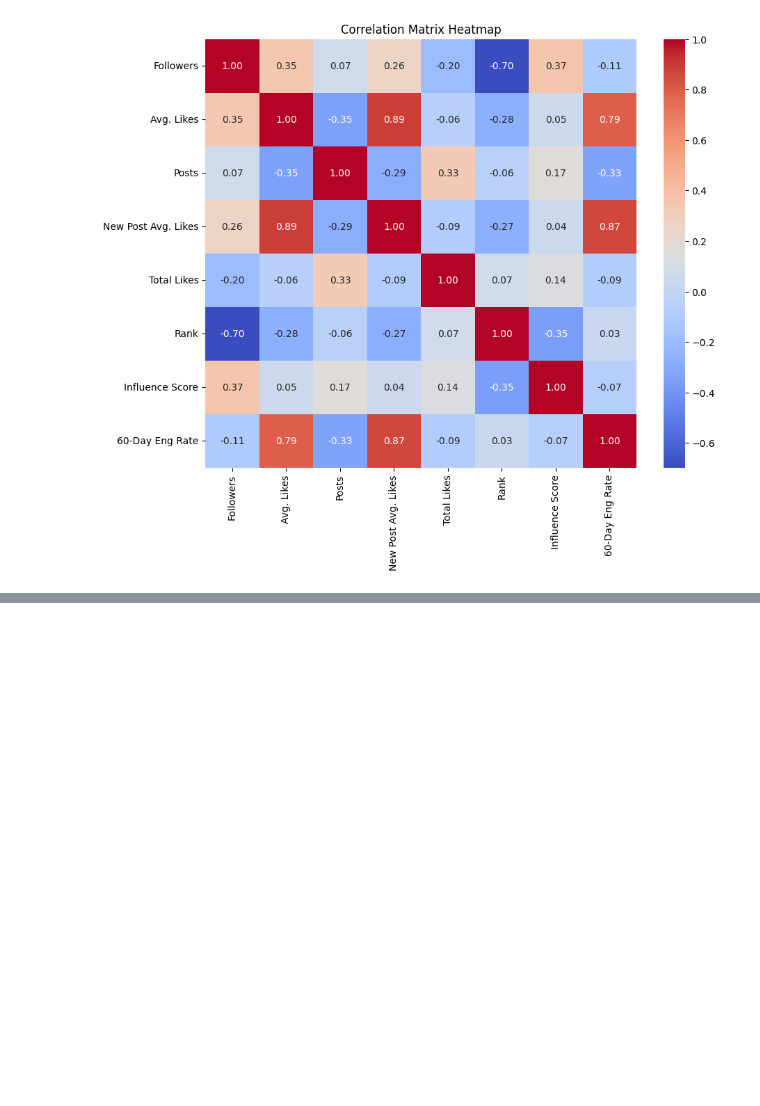
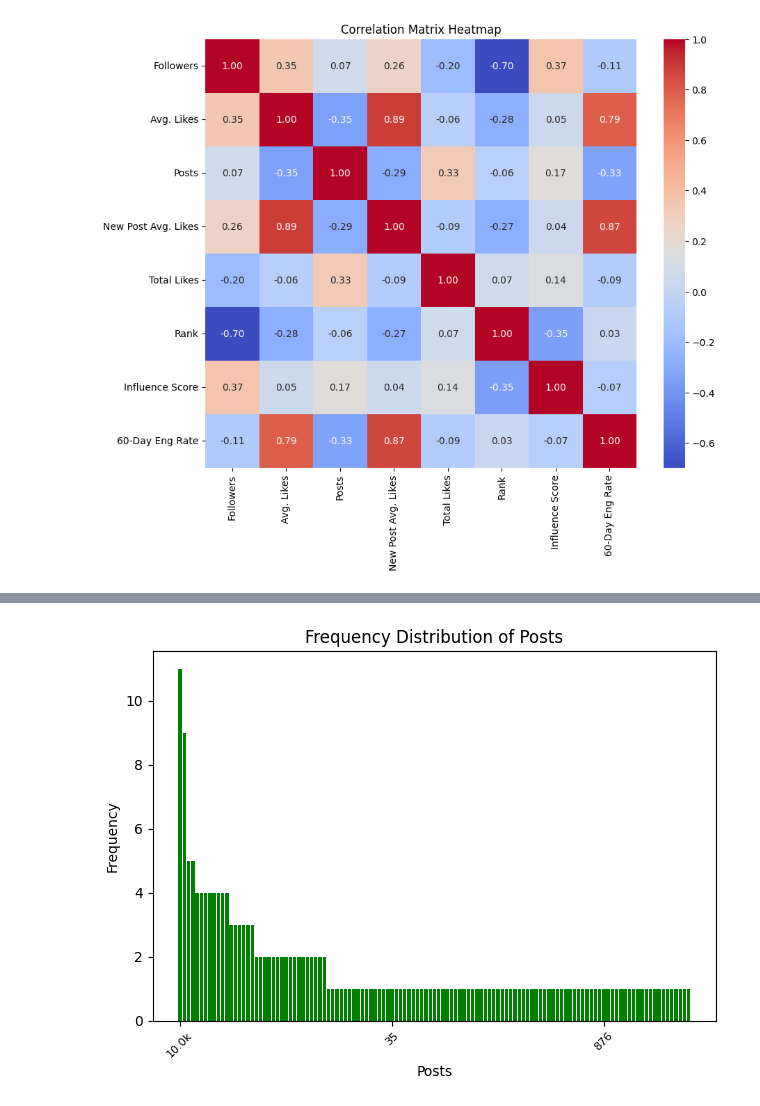
Before and after one commit to Kiruthika-KB/Final-Project, a Jupyter notebook: Instagram_Influencers.ipynb, the cells around one changed output, grey strips where cells are left out. Cells and saved outputs as stored; diff of their text form; code cells hidden in the pictures; blank space fills up the shorter version.

```diff
--- a/Instagram_Influencers.ipynb
+++ b/Instagram_Influencers.ipynb
@@ -157,0 +234,19 @@ plt.show()
+# %%
+import matplotlib.pyplot as plt
+post = dataset['Posts']
+post_counts = post.value_counts()
+x_labels = post_counts.index
+y_values = post_counts.values
+
+plt.bar(x_labels, y_values, color='green')
+plt.title('Frequency Distribution of Posts')
+plt.xlabel('Posts')
+plt.ylabel('Frequency')
+
+
+plt.xticks(x_labels[::50], rotation=45, fontsize=8)
+
+plt.tight_layout()
+plt.show()
+# %% [output]
+[figure, added]
```
Also changed, not shown: parts of 16 cells of this notebook.
